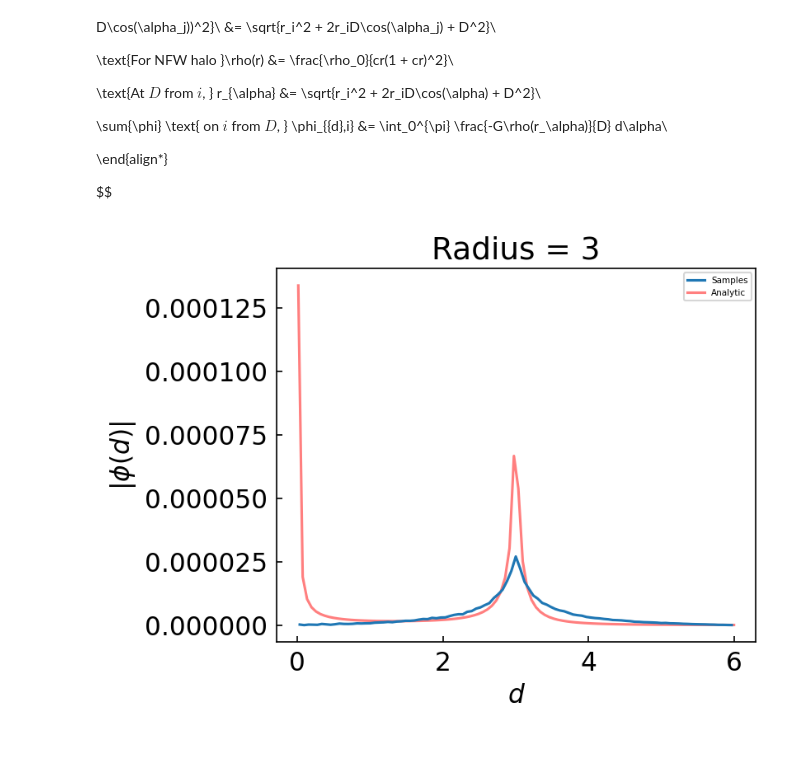
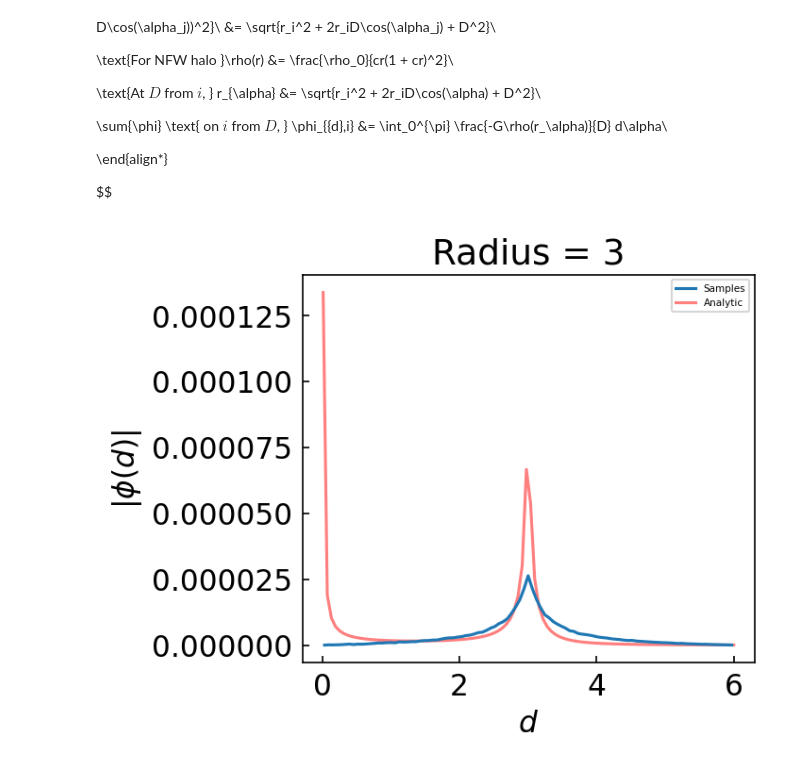
Before and after one commit to humz2k/Force-Errors-In-Cosmological-Simulations, a Jupyter notebook: contributions.ipynb, the cells around one changed output. Cells and saved outputs as stored; diff of their text form; code cells hidden in the pictures.

```diff
--- a/contributions.ipynb
+++ b/contributions.ipynb
@@ -77,19 +77,21 @@ for idx in range(len(start)):
 # %%
 plt.title("Radius = " + str(ri))
 
 plt.plot(xs,np.abs(ys),zorder=1,label="Samples")
 offset = int((2/100) * nbins)
 offset = 0
 phi_xs = np.linspace(0.01,ri + a,100)
 phi_ys = contributions(ri,c,phi_xs)
 
 position = pd.DataFrame(np.array([[ri,0,0]]),columns=["x","y","z"])
 analytic = np.abs(sim.halos.Analytic.NFW(position,c=c)[0])
 
 plt.plot(phi_xs,analytic * phi_ys/np.sum(phi_ys),color="red",alpha=0.5,zorder=0,label="Analytic")
 plt.xlabel(r"$d$")
 plt.ylabel(r"$|\phi(d)|$")
 plt.legend()
+plt.tight_layout()
+plt.savefig("NFW_phicontributions_r" + str(ri).replace(".",",") + ".jpg")
 plt.show()
 # %% [output]
-[figure, old version]
+[figure, new version]
```
Also changed, not shown: 4 other files.
